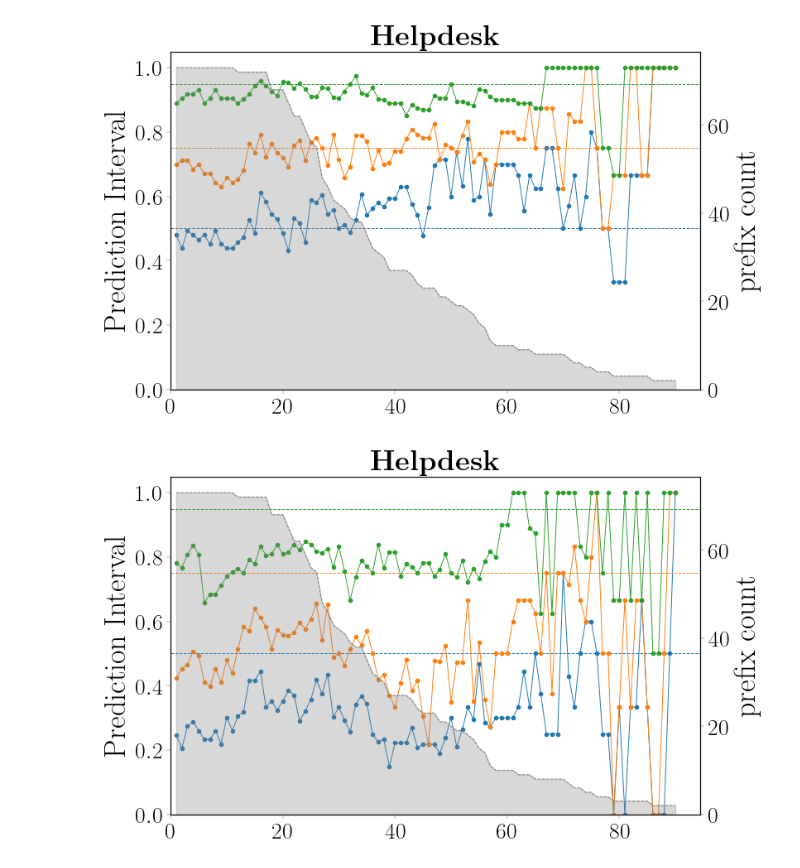
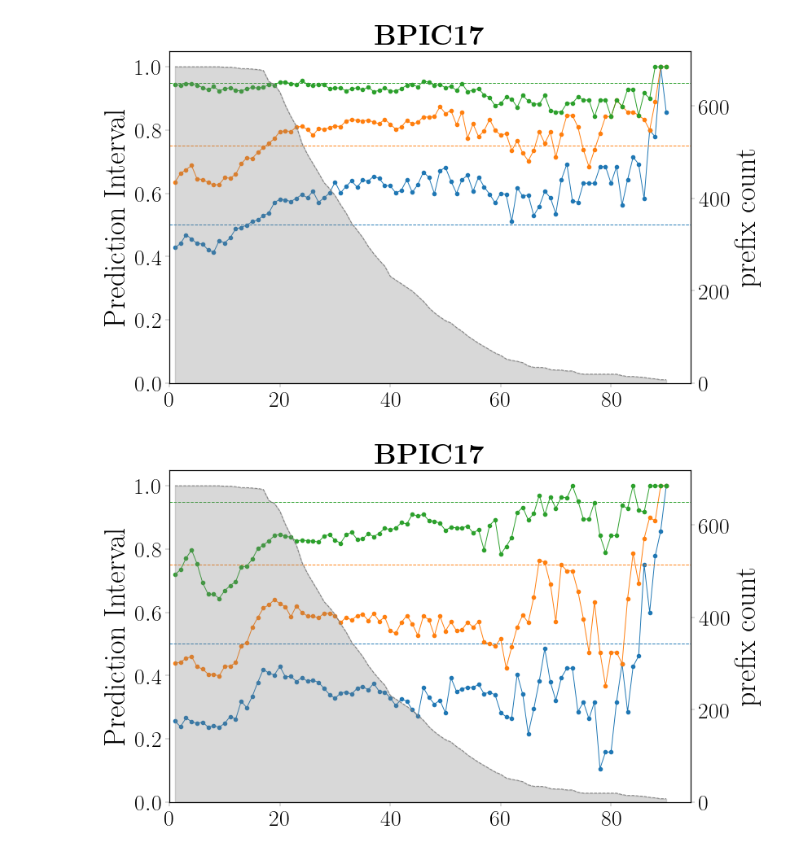
Before and after one commit to ProbabilisticSuffixPredictionLab/Probabilistic_Suffix_Prediction_U-ED-LSTM_pub, a Jupyter notebook: src/notebooks/evaluation_metric_notebooks/version_2/BPIC17/BPIC17_intervals.ipynb, the cells around one changed output. Cells and saved outputs as stored; diff of their text form; code cells hidden in the pictures.

```diff
--- a/src/notebooks/evaluation_metric_notebooks/version_2/BPIC17/BPIC17_intervals.ipynb
+++ b/src/notebooks/evaluation_metric_notebooks/version_2/BPIC17/BPIC17_intervals.ipynb
@@ -51,7 +51,7 @@ keys_to_keep = [
 
 res_2 = {(k, label) : res_raw[k] for k, label in keys_to_keep}
 
-p = src.evaluation_metrics.plots.plot_2_intervals(res_1, res_2, caption='Helpdesk', pgf=True)#int(len(keys_to_keep)))
+p = src.evaluation_metrics.plots.plot_2_intervals(res_1, res_2, caption='BPIC17', pgf=True)#int(len(keys_to_keep)))
 
 with open('BPIC17_intervals_suffix.pgf', 'wb') as f:
     f.write(p)
@@ -72,8 +72,8 @@ keys_to_keep = [('SuffixCountInterval_50', 'SuffixCountInterval_50'),
 res = {(k, label) : res_raw[k] for k, label in keys_to_keep}
 
 
-p = src.evaluation_metrics.plots.plot_intervals(res, caption='Helpdesk', pgf=True)#int(len(keys_to_keep)))
+p = src.evaluation_metrics.plots.plot_intervals(res, caption='BPIC17', pgf=True)#int(len(keys_to_keep)))
 
-with open('Helpdesk_intervals_suffix.pgf', 'wb') as f:
+with open('BPIC17_intervals_suffix.pgf', 'wb') as f:
     f.write(p)
 # %% [output]
@@ -94,34 +94,34 @@ keys_to_keep = [('SumValuesInterval_50', 'SumValuesInterval_50'),
 res = {(k, label) : res_raw[k] for k, label in keys_to_keep}
 
 
-p = src.evaluation_metrics.plots.plot_intervals(res, caption='Helpdesk', pgf=True)#int(len(keys_to_keep)))
+p = src.evaluation_metrics.plots.plot_intervals(res, caption='BPIC17', pgf=True)#int(len(keys_to_keep)))
 
-with open('Helpdesk_intervals_suffix.pgf', 'wb') as f:
+with open('BPIC17_intervals_suffix.pgf', 'wb') as f:
     f.write(p)
 # %% [output]
-[figure, old version]
+[figure, new version]
 # %%
 
 import src.evaluation_metrics.plots
 importlib.reload(src.evaluation_metrics.plots)
 
 
 keys_to_keep = [('LastValueInterval_50', 'LastValueInterval_50'),
                 ('LastValueInterval_75', 'LastValueInterval_75'),
                 # ('LastValueInterval_90', 'LastValueInterval_90'),
                 ('LastValueInterval_95', 'LastValueInterval_95'),
                 # ('LastValueInterval_99', 'LastValueInterval_99')
                 ]
 
 res = {(k, label) : res_raw[k] for k, label in keys_to_keep}
 
 
-p = src.evaluation_metrics.plots.plot_intervals(res, caption='Helpdesk', pgf=True)#int(len(keys_to_keep)))
+p = src.evaluation_metrics.plots.plot_intervals(res, caption='BPIC17', pgf=True)#int(len(keys_to_keep)))
 
-with open('Helpdesk_intervals_suffix.pgf', 'wb') as f:
+with open('BPIC17_intervals_suffix.pgf', 'wb') as f:
     f.write(p)
 # %% [output]
-[figure, old version]
+[figure, new version]
 # %%
 print('Suffix Count: 50%')
 print(np.mean([i['prob'][0] for i in res_raw['SuffixCountInterval_50'].values()]))
```
Also changed, not shown: parts of 3 cells of this notebook, 27 other files.
